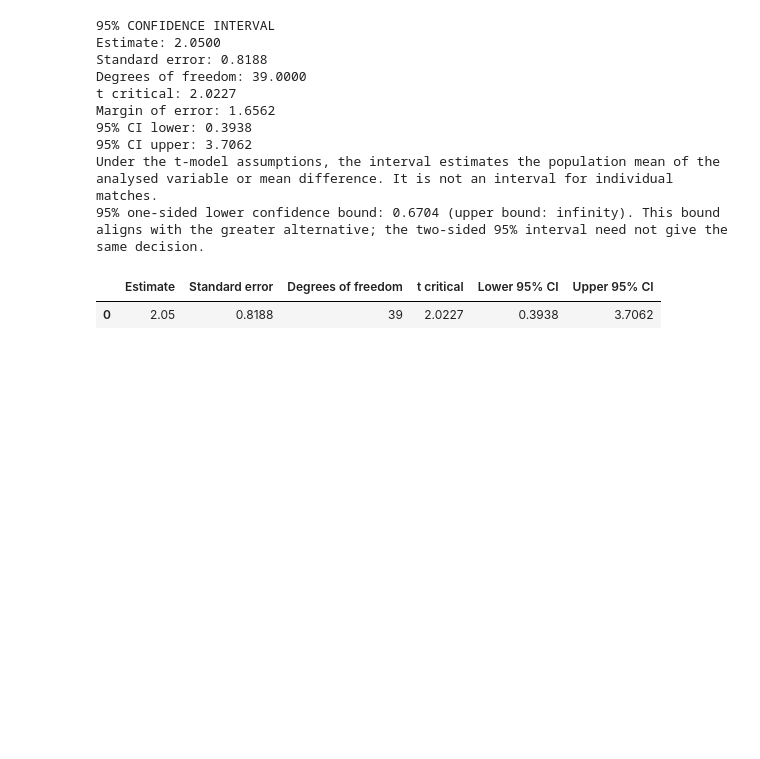
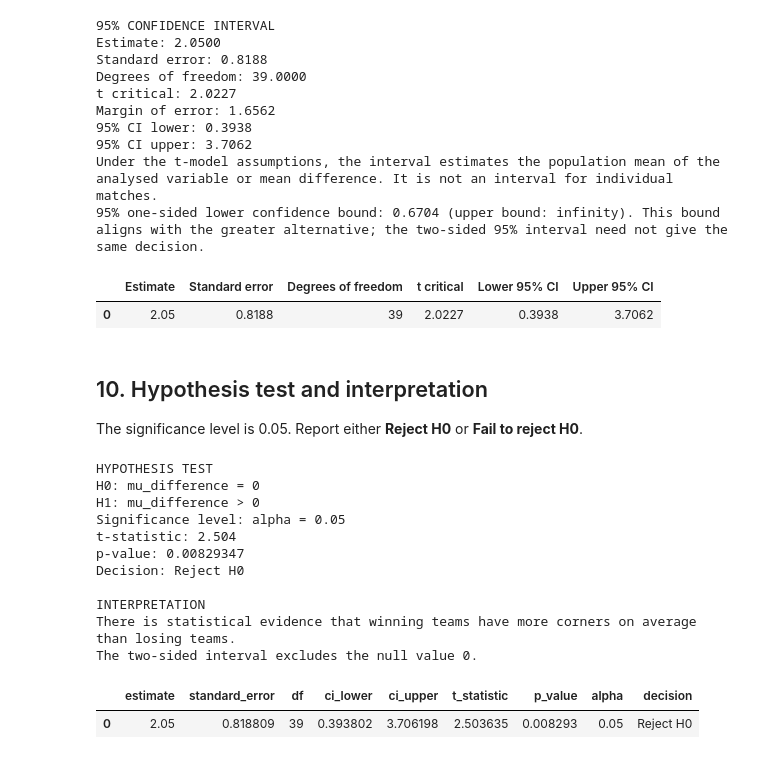
Before and after one commit to omarfaruk309/HIT140-FOUNDATIONS-OF-DATA-SCIENCE-Assessment2-WorldCup2026, a Jupyter notebook: questions/question3/visualisations/coding.ipynb, the cells around one changed output. Saved outputs shown, nothing was run; the diff lists cells and outputs as text; code cells hidden in the pictures; blank space fills up the shorter version.

Commit message:
Complete Section 10: Hypothesis test and interpretation

```diff
--- a/questions/question3/visualisations/coding.ipynb
+++ b/questions/question3/visualisations/coding.ipynb
@@ -434,3 +434,43 @@ Under the t-model assumptions, the interval estimates the population mean of the
 95% one-sided lower confidence bound: 0.6704 (upper bound: infinity). This bound aligns with the greater alternative; the two-sided 95% interval need not give the same decision.
 |  | Estimate | Standard error | Degrees of freedom | t critical | Lower 95% CI | Upper 95% CI |
 | 0 | 2.05 | 0.8188 | 39 | 2.0227 | 0.3938 | 3.7062 |
+# %% [markdown]
+## 10. Hypothesis test and interpretation
+
+The significance level is 0.05. Report either **Reject H0** or **Fail to reject H0**.
+# %%
+alpha = 0.05
+# Test the sample mean against the benchmark; the alternative sets the direction of evidence.
+test = st.ttest_1samp(values, benchmark, alternative='greater')
+t_stat, p_value = test.statistic, test.pvalue
+if not np.isfinite(t_stat) or not np.isfinite(p_value):
+    raise ValueError('The t-test produced an undefined result.')
+# A p-value below 0.05 leads to rejection; otherwise evidence is insufficient to reject H0.
+decision = 'Reject H0' if p_value < alpha else 'Fail to reject H0'
+print('\nHYPOTHESIS TEST\nH0: %s\nH1: %s\nSignificance level: alpha = %.2f\nt-statistic: %.3f\np-value: %.6g\nDecision: %s' %
+       (h0, h1, alpha, t_stat, p_value, decision))
+claim = 'winning teams have more corners on average than losing teams'
+interpretation = ('There is statistical evidence that ' if p_value < alpha else
+                  'There is insufficient statistical evidence to conclude that ') + claim + '.'
+print('\nINTERPRETATION\n' + interpretation)
+print('The two-sided interval %s the null value %g.' %
+       ('includes' if ci_lower <= benchmark <= ci_upper else 'excludes', benchmark))
+inference = pd.DataFrame([{'estimate': mean, 'standard_error': standard_error,
+    'df': degrees_freedom, 'ci_lower': ci_lower, 'ci_upper': ci_upper,
+    't_statistic': t_stat, 'p_value': p_value, 'alpha': alpha, 'decision': decision}])
+display(inference)
+inference.to_csv(BASE / 'tables' / ('question%d_inference.csv' % NUMBER), index=False)
+# %% [output]
+HYPOTHESIS TEST
+H0: mu_difference = 0
+H1: mu_difference > 0
+Significance level: alpha = 0.05
+t-statistic: 2.504
+p-value: 0.00829347
+Decision: Reject H0
+
+INTERPRETATION
+There is statistical evidence that winning teams have more corners on average than losing teams.
+The two-sided interval excludes the null value 0.
+|  | estimate | standard_error | df | ci_lower | ci_upper | t_statistic | p_value | alpha | decision |
+| 0 | 2.05 | 0.818809 | 39 | 0.393802 | 3.706198 | 2.503635 | 0.008293 | 0.05 | Reject H0 |
```
Also changed, not shown: 1 other file.
